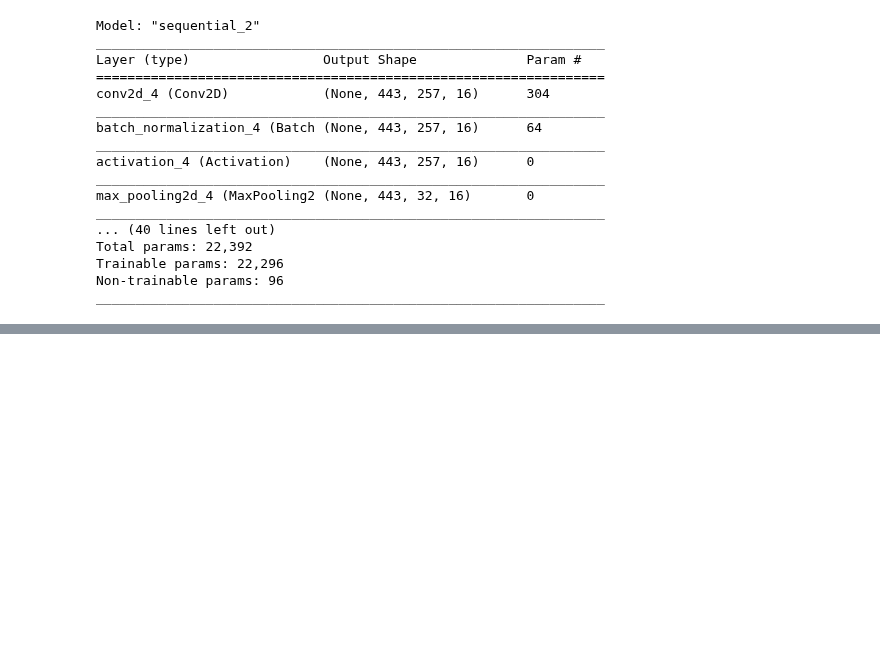
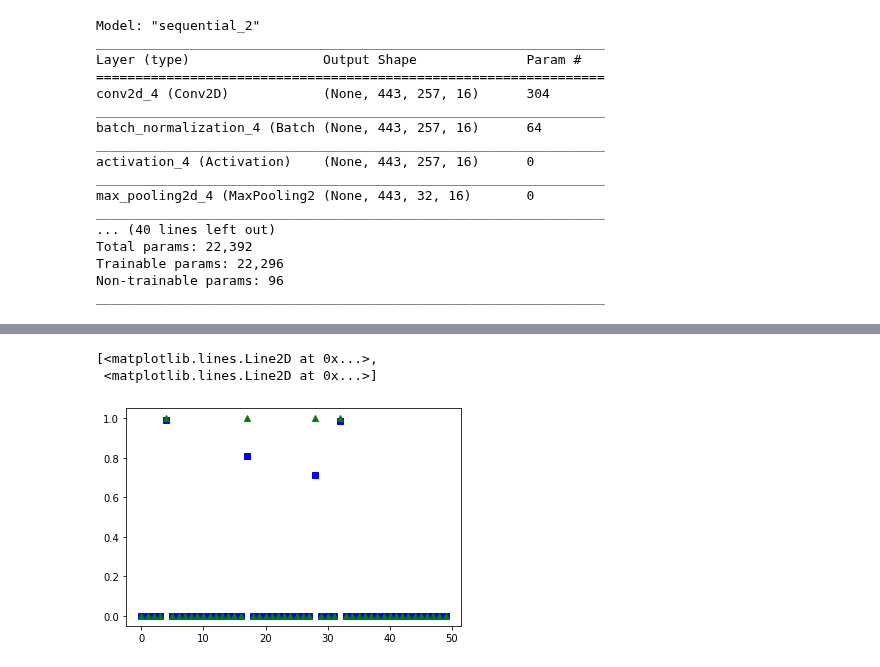
Before and after one commit to pffelix/EmbeddedNeuralNetwork, a Jupyter notebook: src/PythonCode/LocalizationTraining.ipynb, the cells around one changed output, grey strips where cells are left out. Drawn from its saved outputs; the diff is of its cells as text; code cells hidden in the pictures; blank space fills up the shorter version.

```diff
--- a/src/PythonCode/LocalizationTraining.ipynb
+++ b/src/PythonCode/LocalizationTraining.ipynb
@@ -22,7 +22,7 @@ from keras.layers import Dense, Dropout, Activation, Flatten, Conv2D, MaxPooling
 Using TensorFlow backend.
 # %%
 # parameters
-user = "Parham"
+user = "Felix"
 fs = 16000;
 filesN = 1132;
 angleN = 8;
@@ -33,8 +33,8 @@ filterOrder = 10
 filterBand = [200,5000] #in Hertz
 fftWindowN = 257 # singlesided
 featureType = "magnitude"
-speakerType = ["cmu_us_clb_arctic"]#, "cmu_us_bdl_arctic", "cmu_us_clb_arctic", "cmu_us_jmk_arctic"] # , "cmu_us_ksp_arctic", "cmu_us_rms_arctic", "cmu_us_slt_arctic"
-speakerTypeN = 1
+speakerType = ["cmu_us_slt_arctic", "cmu_us_bdl_arctic"]#, "cmu_us_bdl_arctic", "cmu_us_clb_arctic", "cmu_us_jmk_arctic"] # "cmu_us_awb_arctic", "cmu_us_bdl_arctic", "cmu_us_jmk_arctic", "cmu_us_ksp_arctic", "cmu_us_rms_arctic", "cmu_us_slt_arctic", "cmu_us_clb_arctic"
+speakerTypeN = len(speakerType)
 if user == "Felix":
     folderPath = "./../../../../Shared/SoundLocalization/speech_database/" + str(math.ceil(fs/1000)) + "khz" + "/"
 else:
@@ -343,0 +390,6 @@ print (np.shape(Y_pred))
+# %%
+plt.plot (Y_pred[0:50,2],'bs',Y_validate[0:50,2],'g^')
+# %% [output]
+[<matplotlib.lines.Line2D at 0x...>,
+ <matplotlib.lines.Line2D at 0x...>]
+[figure, added]
```
Also changed, not shown: parts of 8 cells of this notebook, 7 other files.
